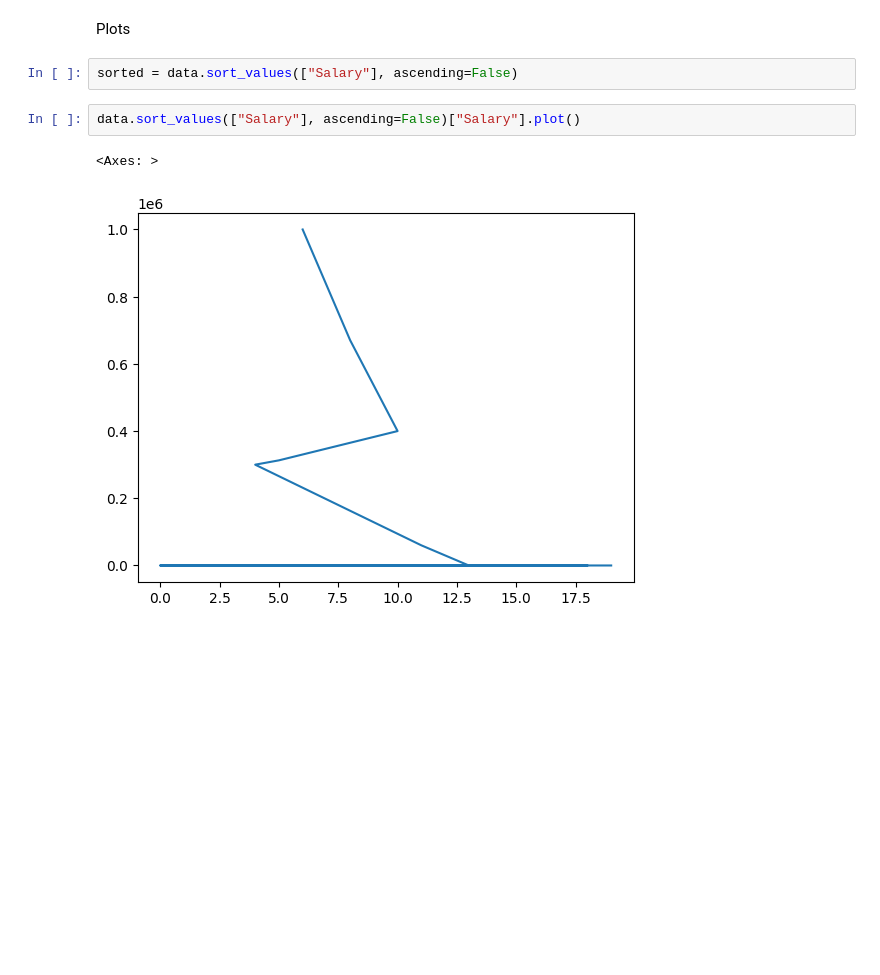
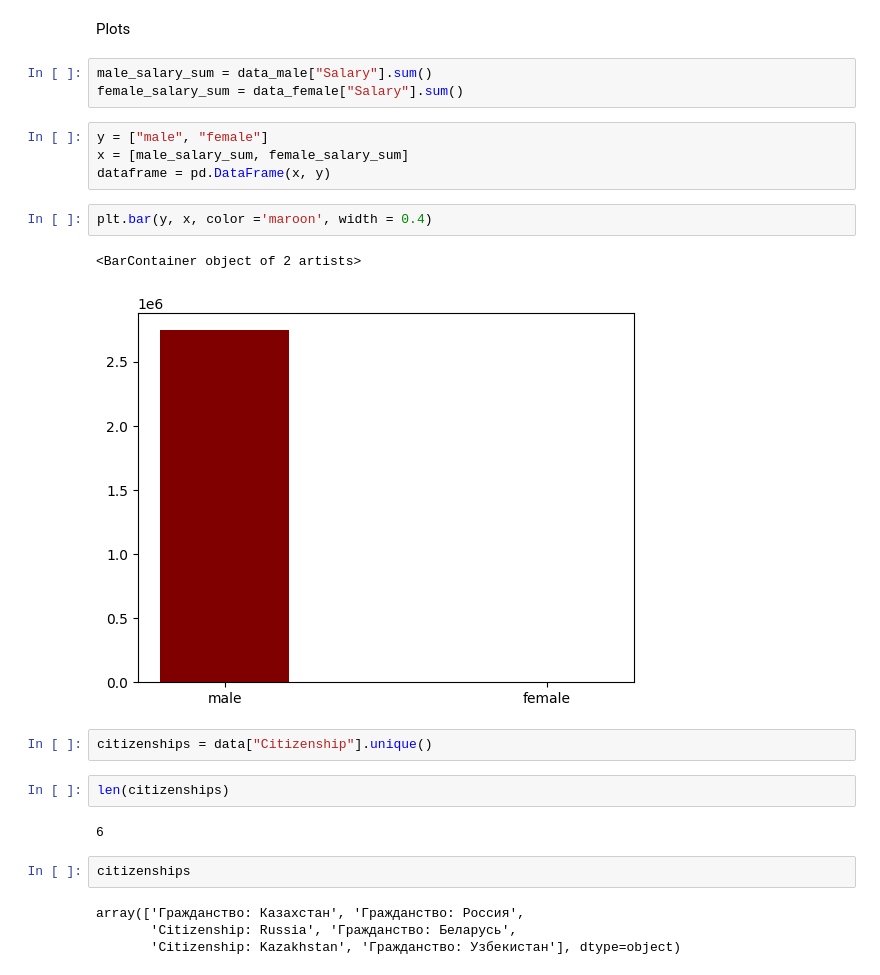
Before and after one commit to ernur768/int2_endterm, a Jupyter notebook: Analysis.ipynb, the cells around one changed output. Cells and saved outputs as stored; diff of their text form; blank space fills up the shorter version.

Commit message:
Analysis.ipynb
* added plots

```diff
--- a/Analysis.ipynb
+++ b/Analysis.ipynb
@@ -258,10 +259,27 @@ data_citizenship["Salary"].mean()
 =========================================================================================================================
 # %% [markdown]
 Plots
-# %%
-sorted = data.sort_values(["Salary"], ascending=False)
 # %%
-data.sort_values(["Salary"], ascending=False)["Salary"].plot()
+male_salary_sum = data_male["Salary"].sum()
+female_salary_sum = data_female["Salary"].sum()
-# %% [output]
-<Axes: >
-[figure, removed]
+# %%
+y = ["male", "female"]
+x = [male_salary_sum, female_salary_sum]
+dataframe = pd.DataFrame(x, y)
+# %%
+plt.bar(y, x, color ='maroon', width = 0.4)
+# %% [output]
+<BarContainer object of 2 artists>
+[figure, added]
+# %%
+citizenships = data["Citizenship"].unique()
+# %%
+len(citizenships)
+# %% [output]
+6
+# %%
+citizenships
+# %% [output]
+array(['Гражданство: Казахстан', 'Гражданство: Россия',
+       'Citizenship: Russia', 'Гражданство: Беларусь',
+       'Citizenship: Kazakhstan', 'Гражданство: Узбекистан'], dtype=object)
```
Also changed, not shown: parts of 11 cells of this notebook.
